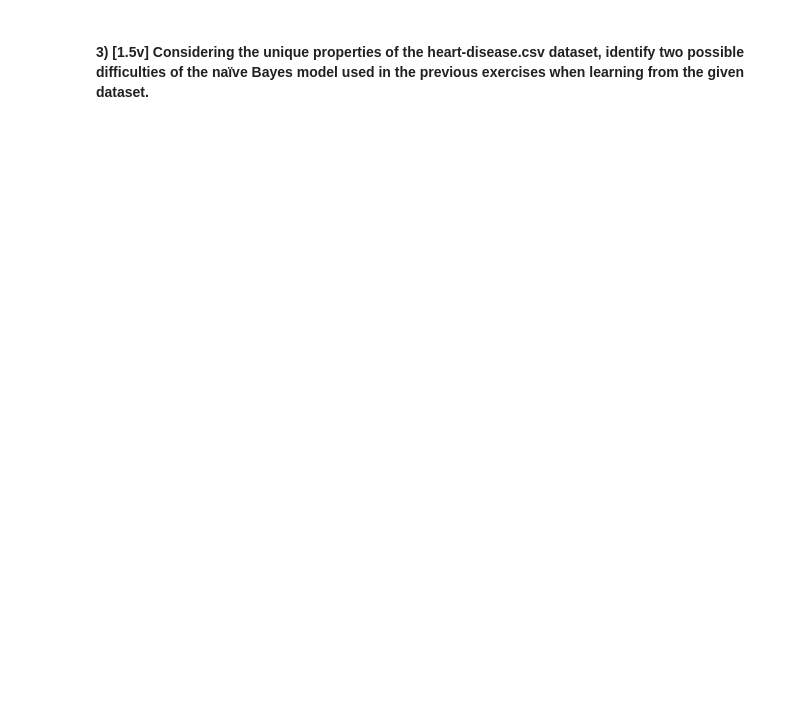
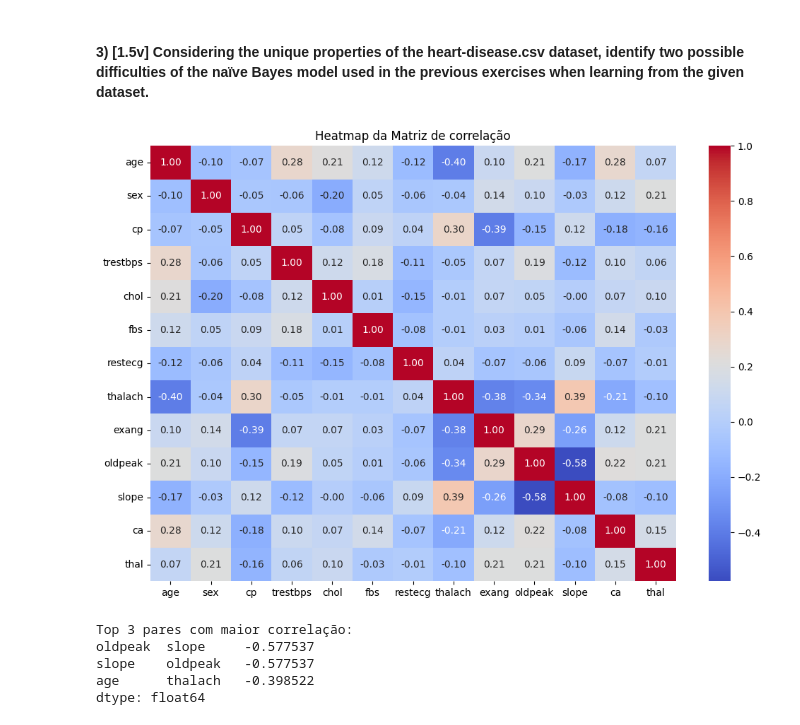
Before and after one commit to DriftPT/Apre-Project-24-25, a Jupyter notebook: Homework 2/G040_notebook2.ipynb, the cells around one changed output. Cells and saved outputs as stored; diff of their text form; code cells hidden in the pictures; blank space fills up the shorter version.

```diff
--- a/Homework 2/G040_notebook2.ipynb
+++ b/Homework 2/G040_notebook2.ipynb
@@ -151,3 +155,24 @@ the models.
 <h4>  3) [1.5v] Considering the unique properties of the heart-disease.csv dataset, identify two
 possible difficulties of the naïve Bayes model used in the previous exercises when learning
 from the given dataset.
+# %%
+# Plot a heat map for the correlations between variables
+plt.figure(figsize=(12, 8))
+matrix = data.drop('target', axis=1).corr()
+sns.heatmap(matrix, annot=True, cmap='coolwarm', fmt='.2f')
+plt.title('Heatmap da Matriz de correlação')
+plt.show()
+
+# Print the 3 highest correlated pairs of variables
+pares = matrix.unstack().sort_values(key=abs, ascending=False)
+# Remove self-correlations
+pares = pares[pares < 1]
+print("Top 3 pares com maior correlação:")
+print(pares.head(3))
+# %% [output]
+[figure, added]
+Top 3 pares com maior correlação:
+oldpeak  slope     -0.577537
+slope    oldpeak   -0.577537
+age      thalach   -0.398522
+dtype: float64
```
Also changed, not shown: parts of 4 cells of this notebook.
